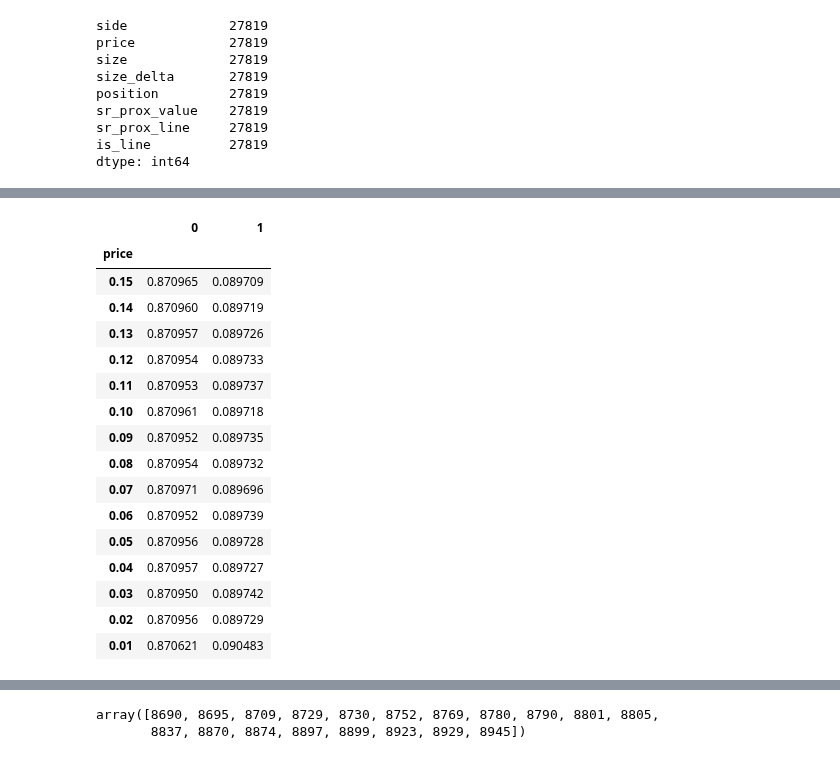
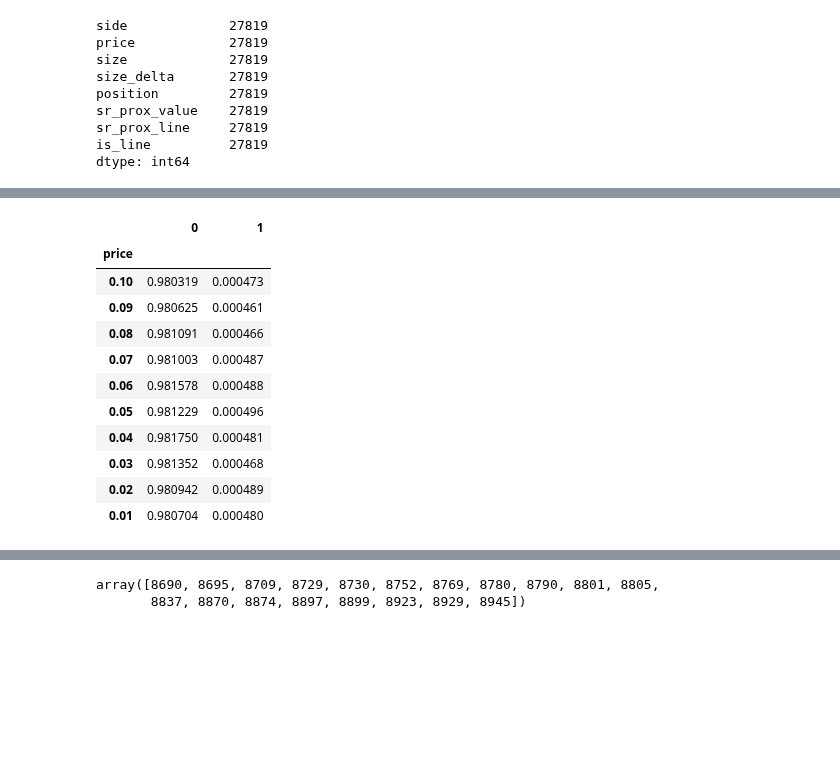
Before and after one commit to timothyyu/gdax-orderbook-ml, a Jupyter notebook: 8_program_structure_improvement.ipynb, the cells around one changed output, grey strips where cells are left out. Cells and saved outputs as stored; diff of their text form; code cells hidden in the pictures; blank space fills up the shorter version.

```diff
--- a/8_program_structure_improvement.ipynb
+++ b/8_program_structure_improvement.ipynb
@@ -970,32 +978,40 @@ model.reset_states()
 
 data_dim = X_shaped.shape[2]
     # Features
+
 timesteps = X_shaped.shape[1]
     # Timesteps
+
 batch_size = 2529 #X_shaped.shape[0]
     # required parameter for LSTM if stateful = True
     # Size of entire batch or batch sizes
-
+        # Calculation of batch size multipler for snapshot_state1_df:
+        #1 × 27819 = 27,819
+        #3 × 9273 = 27,819
+        #9 × 3091 = 27,819
+        #11 × 2529 = 27,819
+        #33 × 843 = 27,819
+        #99 × 281 = 27,819
 
 model = Sequential()
-model.add(LSTM(5, return_sequences=True, stateful=True,
+
+model.add(LSTM(1024, return_sequences=True, stateful=True,
                batch_input_shape=(batch_size , timesteps, data_dim ),
                use_bias= True, bias_initializer = 'ones',
                recurrent_dropout = 0.2, dropout = 0.2))
-                                                #input_shape(batch_size, timesteps,features)
-                                                #input_shape(timesteps,features)
-model.add(LSTM(5, return_sequences=True,stateful=True,
-               use_bias= True, bias_initializer = 'ones',
-               recurrent_dropout = 0.2, dropout = 0.2))
-model.add(LSTM(3, return_sequences=False,stateful=True,
-                use_bias= True, bias_initializer = 'ones',
-               recurrent_dropout = 0.2, dropout = 0.2))
+    #input_shape(batch_size, timesteps,features)
+    #input_shape(timesteps,features)
 
+model.add(LSTM(512, return_sequences=True,stateful=True,
+               use_bias= True, bias_initializer = 'ones'))
+
+model.add(LSTM(256, return_sequences=False,stateful=True,
+                use_bias= True, bias_initializer = 'ones'))
     #return_sequences= False for last LSTM to flatten output
-#model.add(Dropout(0.2))
+
 model.add(Dense(2, activation='sigmoid'))
-
-model.compile(loss = "binary_crossentropy", optimizer = 'adagrad', metrics = ['accuracy'])
+model.add(Dropout(0.2))
+model.compile(loss = "binary_crossentropy", optimizer = 'adadelta', metrics = ['accuracy'])
 
 
 model.summary()
@@ -1079,3 +1096,10 @@ bt_df.index.name = 'price'
+# %%
+model.predict(X_shaped,batch_size=batch_size)
+bt = model.predict(X_shaped,batch_size=batch_size)
+bt_df = pd.DataFrame(bt)
+bt_df.index = snapshot_state1_df['price'].values
+# Restore 'price' to results/index
+bt_df.index.name = 'price'
 # %%
 bt_df.head(15)
 # %% [output]
@@ -1099,25 +1123,20 @@ bt_df.head(15)
 # %%
-bt_df.tail(15)
+bt_df.tail(10)
 # Model is picking up on the relationship between:
-    # Round price points i.e. 0.10, 0.15, 100, 150 and S/R lines
+    # Round price points i.e. 0.10, 0.15, 100, 150 and S/R # Add back in buy/sell column distinction
 # %% [output]
 |  | 0 | 1 |
 | price |  |  |
-| 0.15 | 0.870965 | 0.089709 |
-| 0.14 | 0.870960 | 0.089719 |
-| 0.13 | 0.870957 | 0.089726 |
-| 0.12 | 0.870954 | 0.089733 |
-| 0.11 | 0.870953 | 0.089737 |
-| 0.10 | 0.870961 | 0.089718 |
-| 0.09 | 0.870952 | 0.089735 |
-| 0.08 | 0.870954 | 0.089732 |
-| 0.07 | 0.870971 | 0.089696 |
-| 0.06 | 0.870952 | 0.089739 |
-| 0.05 | 0.870956 | 0.089728 |
-| 0.04 | 0.870957 | 0.089727 |
-| 0.03 | 0.870950 | 0.089742 |
-| 0.02 | 0.870956 | 0.089729 |
-| 0.01 | 0.870621 | 0.090483 |
+| 0.10 | 0.980319 | 0.000473 |
+| 0.09 | 0.980625 | 0.000461 |
+| 0.08 | 0.981091 | 0.000466 |
+| 0.07 | 0.981003 | 0.000487 |
+| 0.06 | 0.981578 | 0.000488 |
+| 0.05 | 0.981229 | 0.000496 |
+| 0.04 | 0.981750 | 0.000481 |
+| 0.03 | 0.981352 | 0.000468 |
+| 0.02 | 0.980942 | 0.000489 |
+| 0.01 | 0.980704 | 0.000480 |
 # %%
 # Autogenerated Support and Resistance values
 ml_results_modified
```
Also changed, not shown: parts of 21 cells of this notebook.
